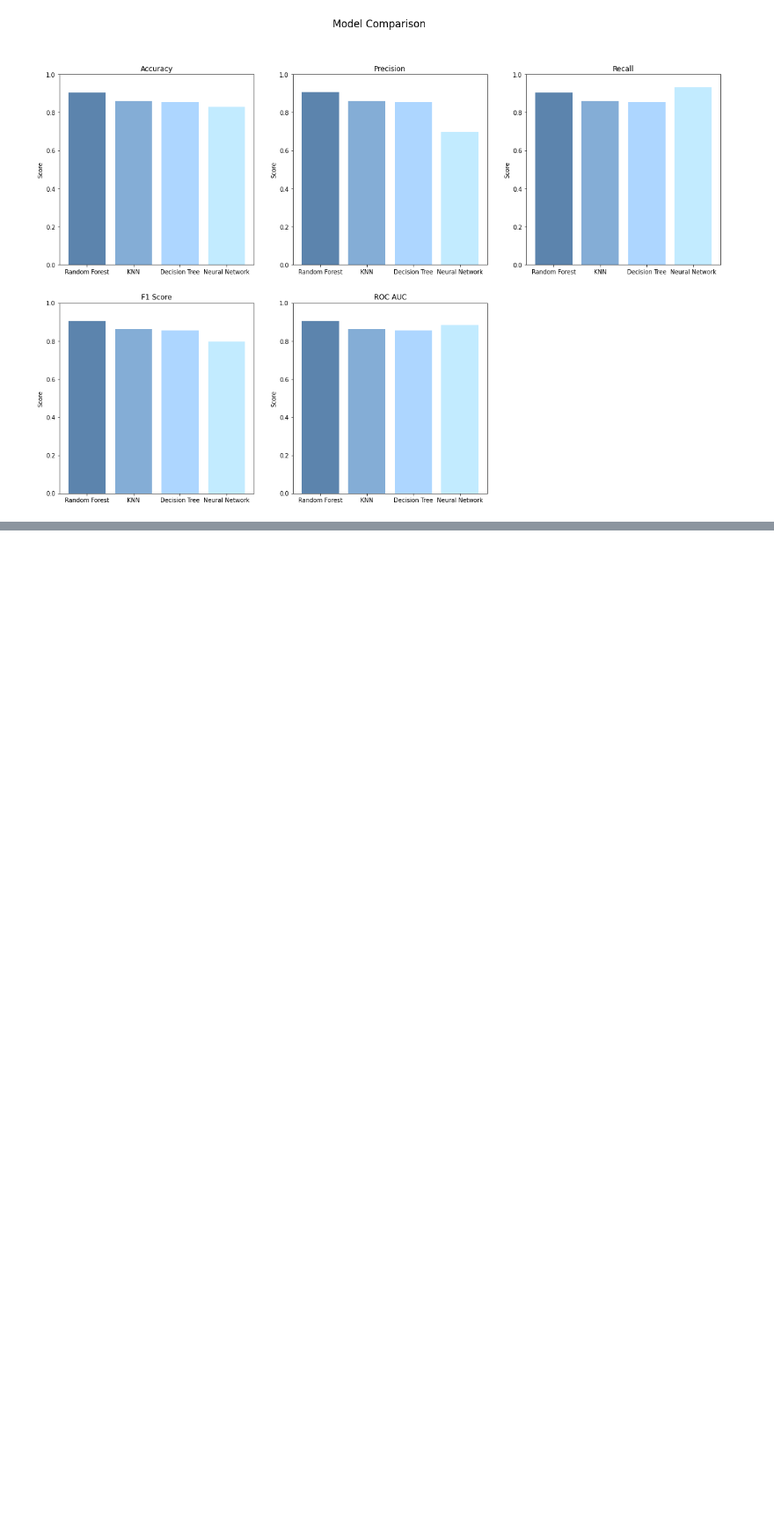
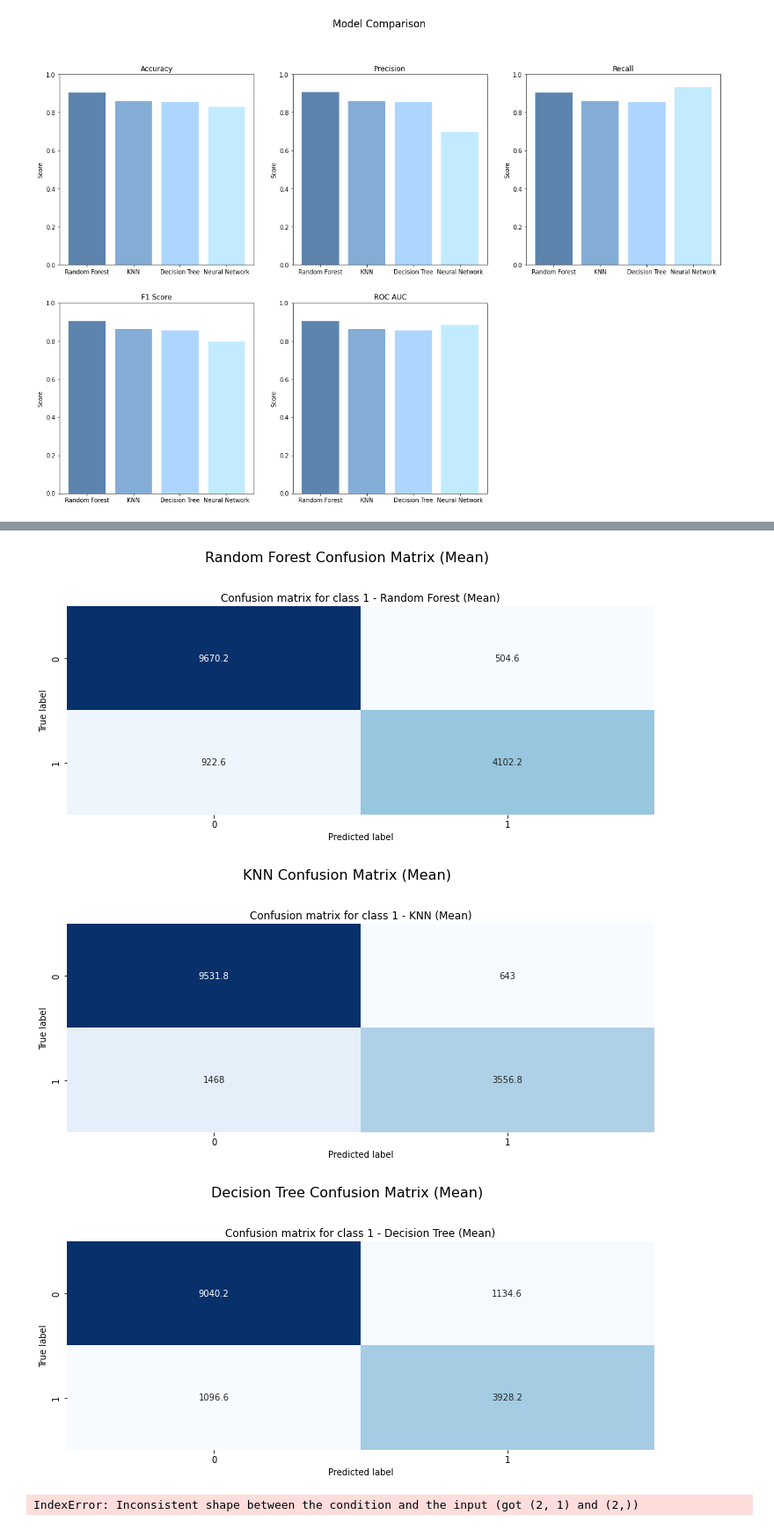
Before and after one commit to jerin-joy/ml_obstacle_avoidance, a Jupyter notebook: turtlebot3_neural_network/scripts/ml_training_evaluation.ipynb, the cells around one changed output, grey strips where cells are left out. Shown at 88% size. Drawn from its saved outputs; the diff is of its cells as text; code cells hidden in the pictures; blank space fills up the shorter version.

```diff
--- a/turtlebot3_neural_network/scripts/ml_training_evaluation.ipynb
+++ b/turtlebot3_neural_network/scripts/ml_training_evaluation.ipynb
@@ -269,0 +303,30 @@ for i ,metric in enumerate(metrics):
+# %%
+def plot_confusion_matrix(conf_matrices, model_name):
+    n_classes = 1
+    if isinstance(conf_matrices, list) and all(isinstance(cm, tf.Tensor) and cm.shape == (2, 2) for cm in conf_matrices):
+        conf_matrices = np.array([cm.numpy() for cm in conf_matrices])
+#     elif not isinstance(conf_matrices, np.ndarray) or conf_matrices.shape[-2:] != (2, 2):
+#         raise ValueError('Invalid input: conf_matrices must be a list of tf.Tensor objects with shape (2, 2) or a numpy array with shape (n, 2, 2)')
+    mean_conf_matrix = np.mean(conf_matrices, axis=0)
+    fig, axes = plt.subplots(nrows=1, ncols=2 if n_classes > 1 else 1, figsize=(10, 5))
+    for i in range(1):
+        ax = axes[i] if n_classes > 1 else axes
+        sns.heatmap(mean_conf_matrix[i], annot=True, cmap='Blues', fmt='g', cbar=False, ax=ax)
+        ax.set_xlabel('Predicted label')
+        ax.set_ylabel('True label')
+        ax.set_title(f'Confusion matrix for class {i+1} - {model_name} (Mean)')
+    fig.suptitle(f'{model_name} Confusion Matrix (Mean)', fontsize=16)
+    fig.tight_layout(rect=[0, 0.03, 1, 0.95])
+    fig.savefig(f'confusion_matrix_{model_name.lower().replace(" ", "_")}_mean.png')
+    plt.show()
+
+# Plot the mean confusion matrix for the models.
+plot_confusion_matrix(rf_cm, "Random Forest")
+plot_confusion_matrix(knn_cm, "KNN")
+plot_confusion_matrix(dt_cm, "Decision Tree")
+plot_confusion_matrix(nn_cm, "Neural Network")
+# %% [output]
+[figure, added]
+[figure, added]
+[figure, added]
+IndexError: Inconsistent shape between the condition and the input (got (2, 1) and (2,))
```
Also changed, not shown: parts of 8 cells of this notebook.
